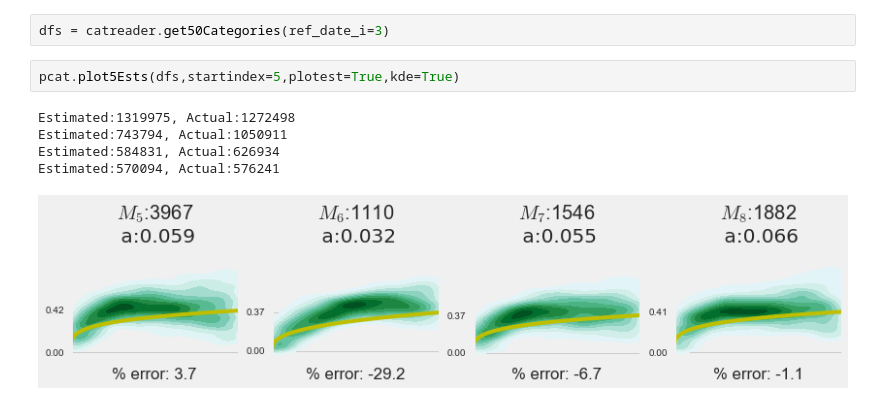
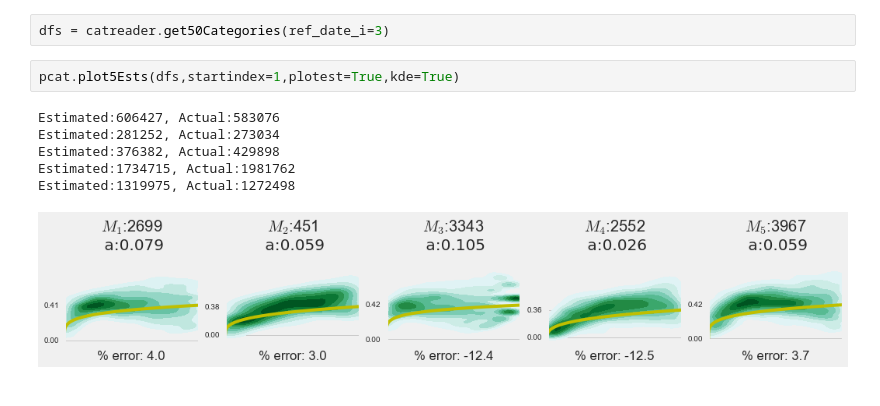
Before and after one commit to erjenkins29/category_projections, a Jupyter notebook: knowing a.ipynb, the cells around one changed output. Saved outputs shown, nothing was run; the diff lists cells and outputs as text.

```diff
--- a/knowing a.ipynb
+++ b/knowing a.ipynb
@@ -44,10 +50,11 @@ import plotcategories as pcat
 # %%
 dfs = catreader.get50Categories(ref_date_i=3)
 # %%
-pcat.plot5Ests(dfs,startindex=5,plotest=True,kde=True)
+pcat.plot5Ests(dfs,startindex=1,plotest=True,kde=True)
 # %% [output]
+Estimated:606427, Actual:583076
+Estimated:281252, Actual:273034
+Estimated:376382, Actual:429898
+Estimated:1734715, Actual:1981762
 Estimated:1319975, Actual:1272498
-Estimated:743794, Actual:1050911
-Estimated:584831, Actual:626934
-Estimated:570094, Actual:576241
-[figure, old version]
+[figure, new version]
```
Also changed, not shown: parts of 4 cells of this notebook, 3 other files.
